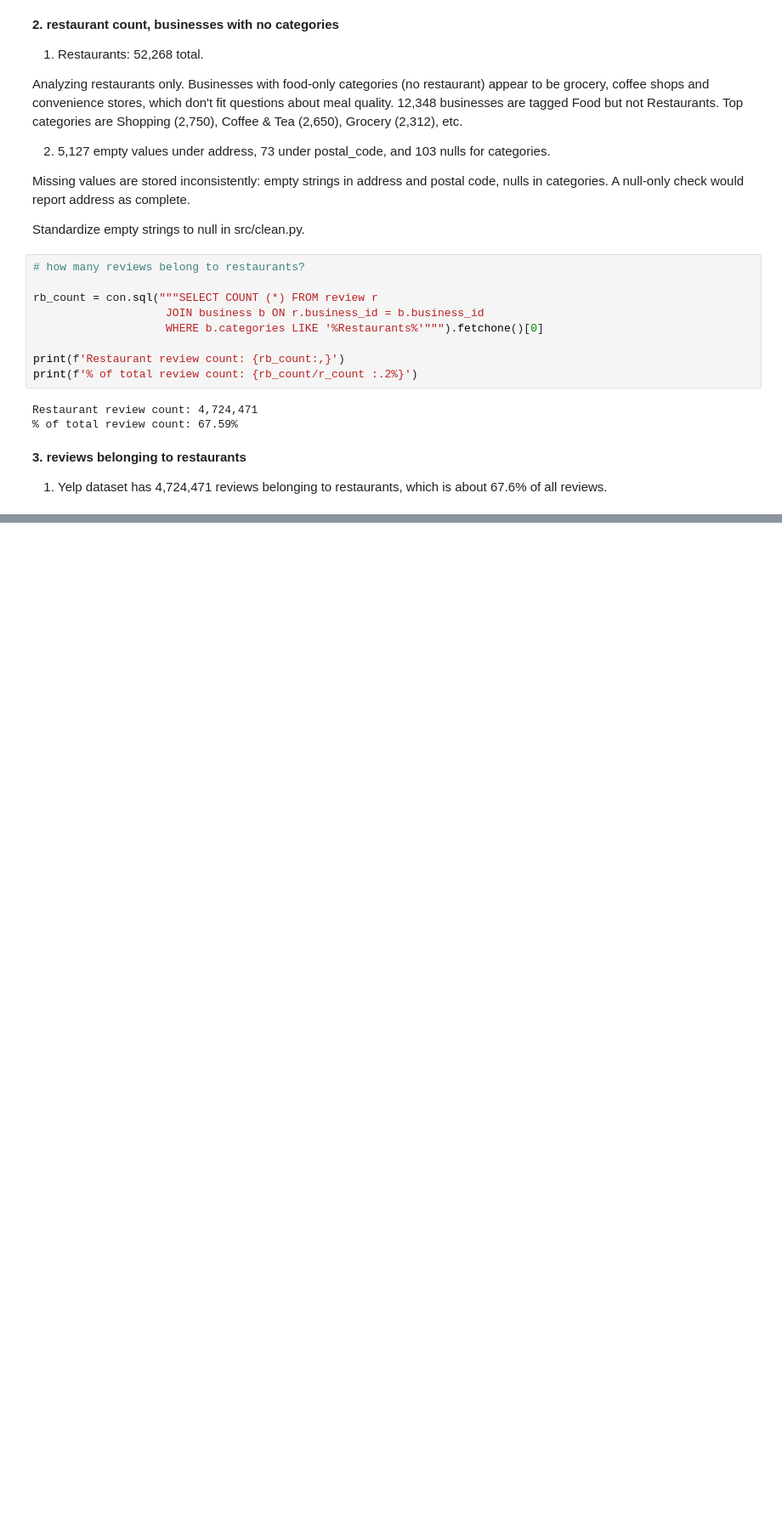
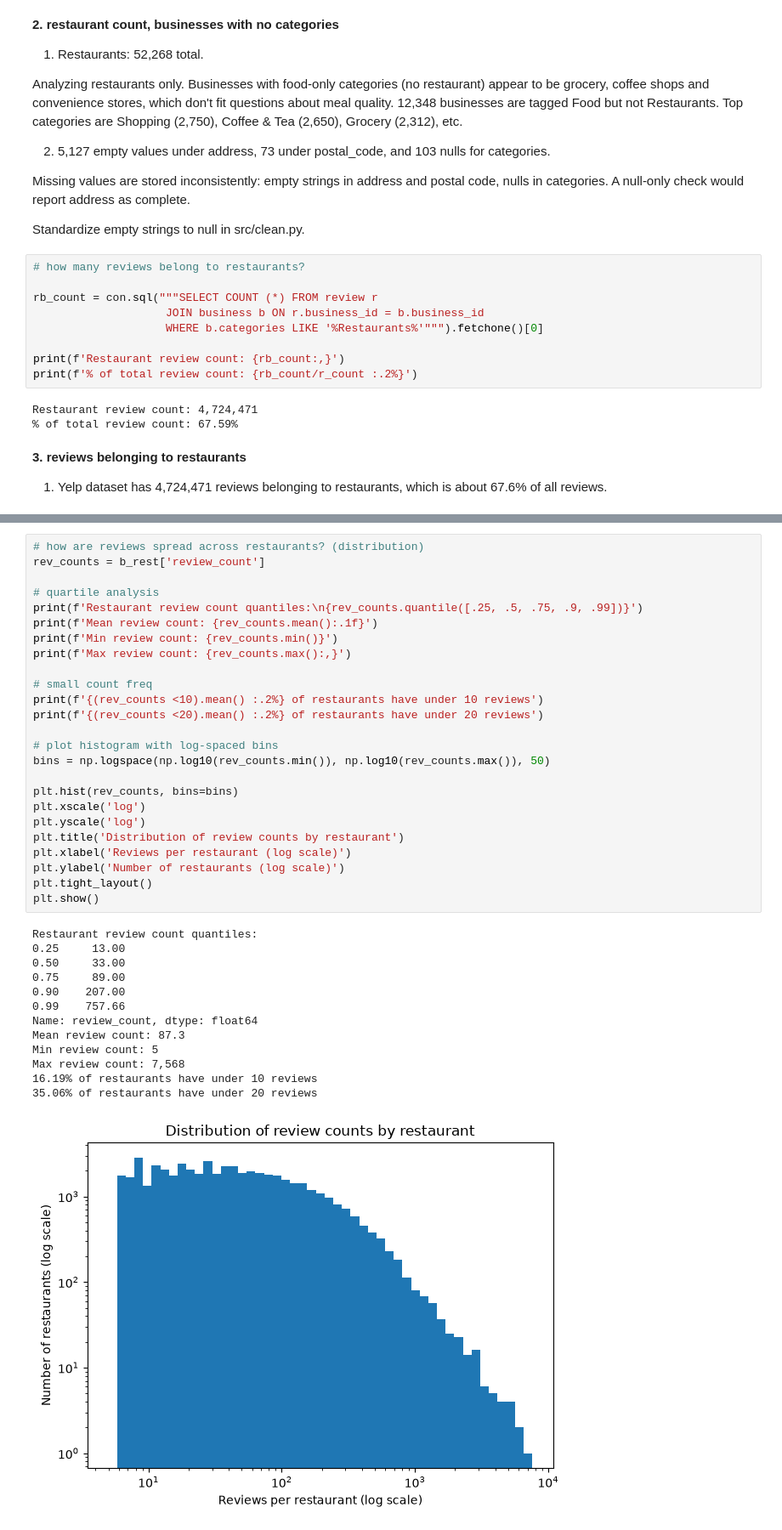
Before and after one commit to gianna-fung/munchreview, a Jupyter notebook: notebooks/01_profiling.ipynb, the cells around one changed output, grey strips where cells are left out. Shown at 85% size. Saved outputs shown, nothing was run; the diff lists cells and outputs as text; blank space fills up the shorter version.

Commit message:
Profiling: restaurant missing values, review count distribution, review_count mismatch explained by repeat reviewers

```diff
--- a/notebooks/01_profiling.ipynb
+++ b/notebooks/01_profiling.ipynb
@@ -129,0 +160,39 @@ __3. reviews belonging to restaurants__
+# %%
+# how are reviews spread across restaurants? (distribution)
+rev_counts = b_rest['review_count']
+
+# quartile analysis
+print(f'Restaurant review count quantiles:\n{rev_counts.quantile([.25, .5, .75, .9, .99])}')
+print(f'Mean review count: {rev_counts.mean():.1f}')
+print(f'Min review count: {rev_counts.min()}')
+print(f'Max review count: {rev_counts.max():,}')
+
+# small count freq
+print(f'{(rev_counts <10).mean() :.2%} of restaurants have under 10 reviews')
+print(f'{(rev_counts <20).mean() :.2%} of restaurants have under 20 reviews')
+
+# plot histogram with log-spaced bins
+bins = np.logspace(np.log10(rev_counts.min()), np.log10(rev_counts.max()), 50)
+
+plt.hist(rev_counts, bins=bins)
+plt.xscale('log')
+plt.yscale('log')
+plt.title('Distribution of review counts by restaurant')
+plt.xlabel('Reviews per restaurant (log scale)')
+plt.ylabel('Number of restaurants (log scale)')
+plt.tight_layout()
+plt.show()
+# %% [output]
+Restaurant review count quantiles:
+0.25     13.00
+0.50     33.00
+0.75     89.00
+0.90    207.00
+0.99    757.66
+Name: review_count, dtype: float64
+Mean review count: 87.3
+Min review count: 5
+Max review count: 7,568
+16.19% of restaurants have under 10 reviews
+35.06% of restaurants have under 20 reviews
+[figure, added]
```
Also changed, not shown: parts of 10 cells of this notebook.
